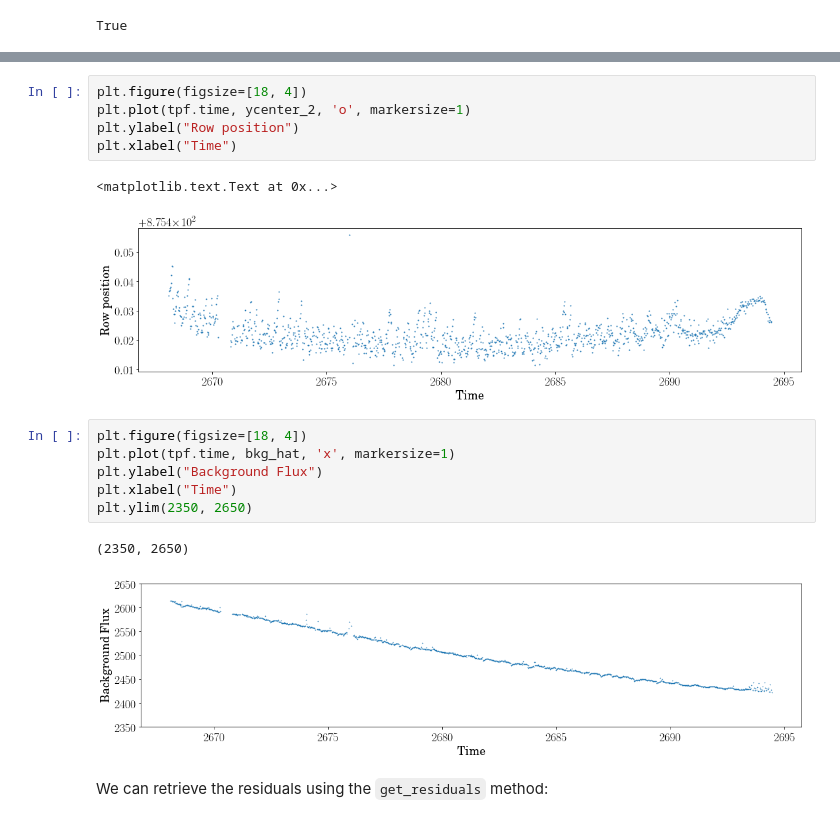
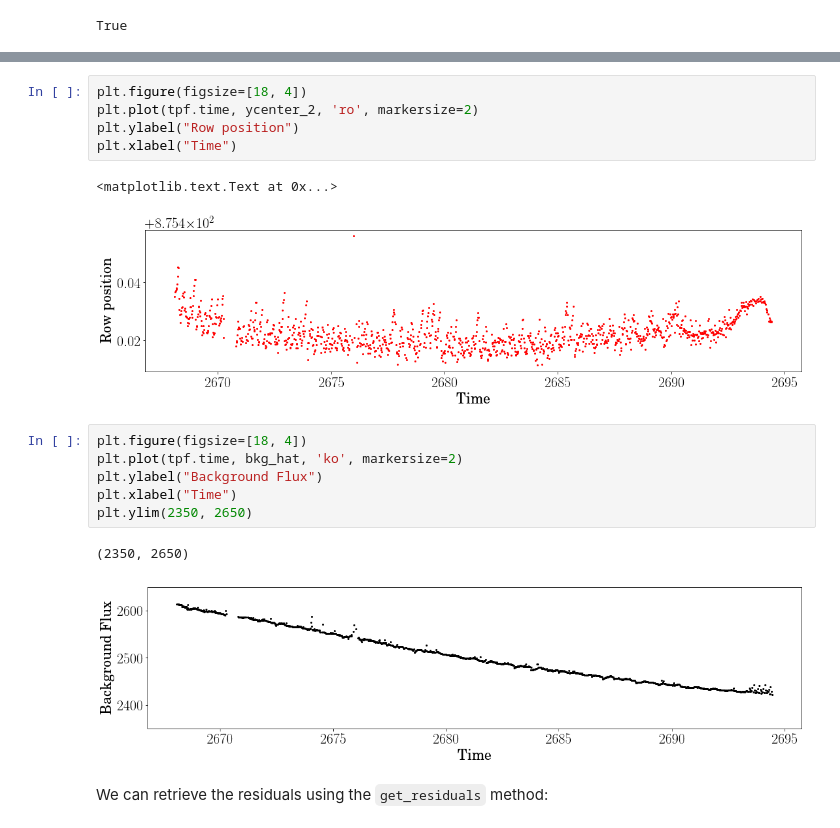
Before and after one commit to KeplerGO/oktopus, a Jupyter notebook: docs/source/notebooks/c9-prf-fitting.ipynb, the cells around one changed output, grey strips where cells are left out. Cells and saved outputs as stored; diff of their text form.

```diff
--- a/docs/source/notebooks/c9-prf-fitting.ipynb
+++ b/docs/source/notebooks/c9-prf-fitting.ipynb
@@ -242,20 +246,20 @@ plt.xlabel("Time")
 # %%
 plt.figure(figsize=[18, 4])
-plt.plot(tpf.time, ycenter_2, 'o', markersize=1)
+plt.plot(tpf.time, ycenter_2, 'ro', markersize=2)
 plt.ylabel("Row position")
 plt.xlabel("Time")
 # %% [output]
 <matplotlib.text.Text at 0x...>
-[figure, old version]
+[figure, new version]
 # %%
 plt.figure(figsize=[18, 4])
-plt.plot(tpf.time, bkg_hat, 'x', markersize=1)
+plt.plot(tpf.time, bkg_hat, 'ko', markersize=2)
 plt.ylabel("Background Flux")
 plt.xlabel("Time")
 plt.ylim(2350, 2650)
 # %% [output]
 (2350, 2650)
-[figure, old version]
+[figure, new version]
 # %% [markdown]
 We can retrieve the residuals using the ``get_residuals`` method:
 # %%
```
Also changed, not shown: parts of 19 cells of this notebook.
